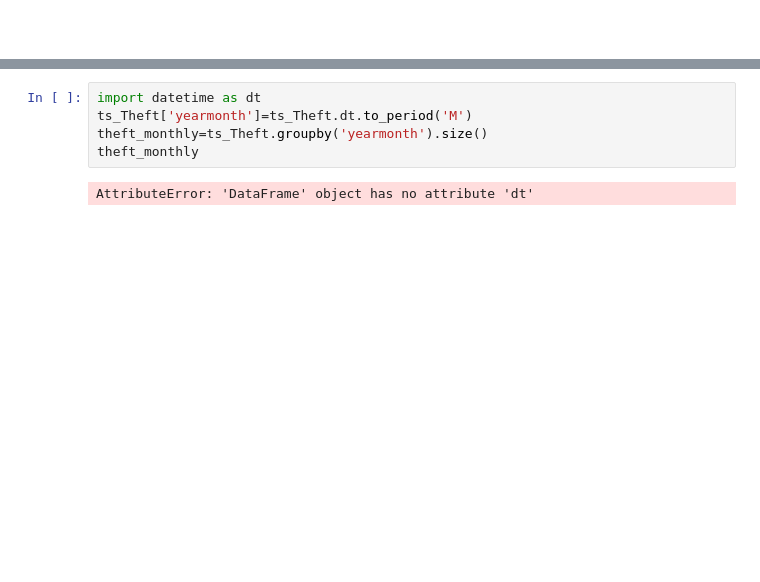
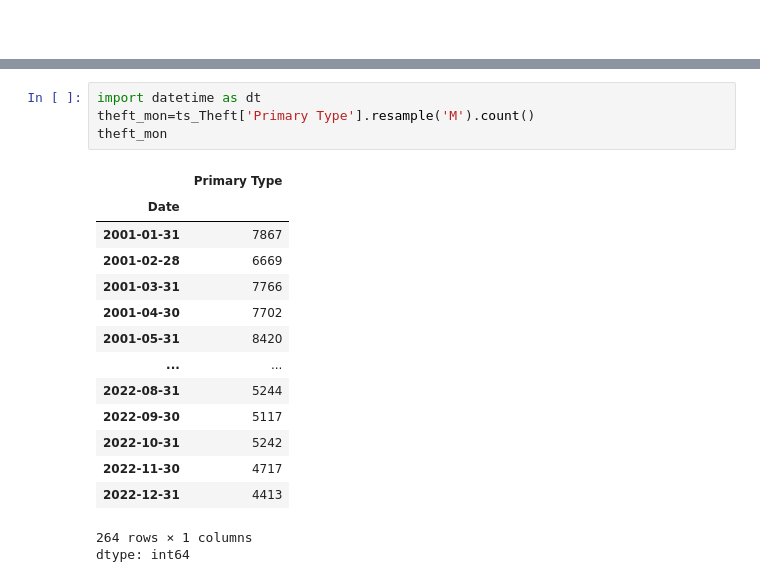
Before and after one commit to farahwadya/Analysis-of-Crime-Trends-in-Chicago-2001-2022-, a Jupyter notebook: Chicago_crime_time_series.ipynb, the cells around one changed output, grey strips where cells are left out. Saved outputs shown, nothing was run; the diff lists cells and outputs as text; blank space fills up the shorter version.

```diff
--- a/Chicago_crime_time_series.ipynb
+++ b/Chicago_crime_time_series.ipynb
@@ -669,12 +669,25 @@ ts_Theft.head()
 | 2001-01-01 13:00:00 | 6808288 | THEFT | FINANCIAL ID THEFT: OVER $300 | APARTMENT | False | False | 213 | 2.0 | ... |
 | 2001-01-01 13:00:00 | 3769790 | THEFT | AGG: FINANCIAL ID THEFT | RESIDENCE | False | False | 523 | 5.0 | ... |
 | 2001-01-01 13:00:00 | 1316324 | THEFT | OVER $500 | STREET | False | False | 1513 | 15.0 | ... |
-# %%
-import datetime as dt
-ts_Theft['yearmonth']=ts_Theft.dt.to_period('M')
-theft_monthly=ts_Theft.groupby('yearmonth').size()
-theft_monthly
-# %% [output]
-AttributeError: 'DataFrame' object has no attribute 'dt'
+# %%
+import datetime as dt
+theft_mon=ts_Theft['Primary Type'].resample('M').count()
+theft_mon
+# %% [output]
+|  | Primary Type |
+| Date |  |
+| 2001-01-31 | 7867 |
+| 2001-02-28 | 6669 |
+| 2001-03-31 | 7766 |
+| 2001-04-30 | 7702 |
+| 2001-05-31 | 8420 |
+| ... | ... |
+| 2022-08-31 | 5244 |
+| 2022-09-30 | 5117 |
+| 2022-10-31 | 5242 |
+| 2022-11-30 | 4717 |
+| 2022-12-31 | 4413 |
+264 rows × 1 columns
+dtype: int64
 # %%
 df['Primary Type'].unique()
```
Also changed, not shown: parts of 3 cells of this notebook.
